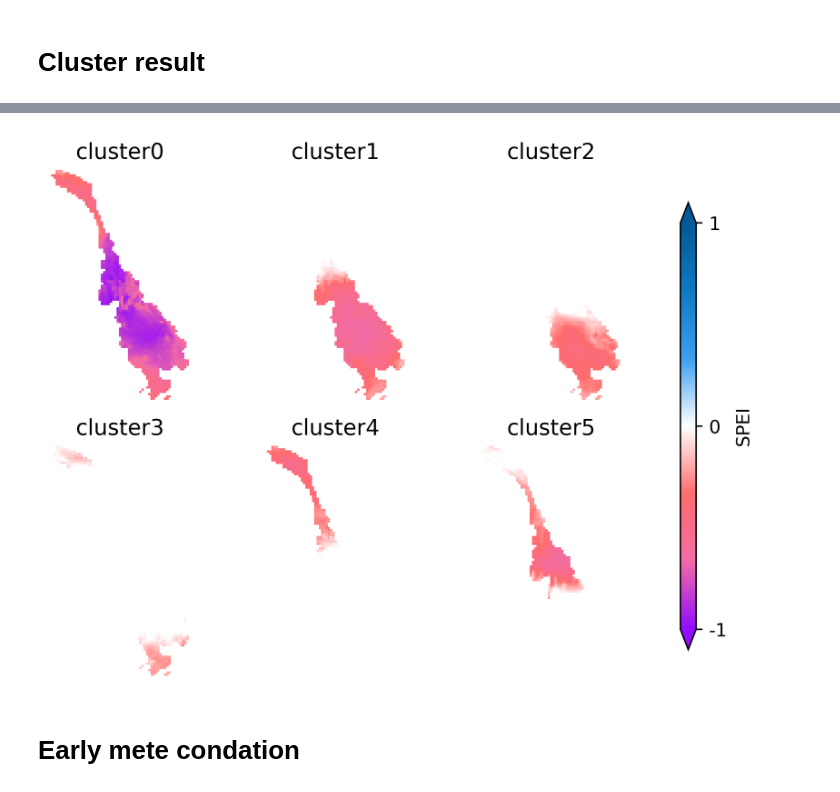
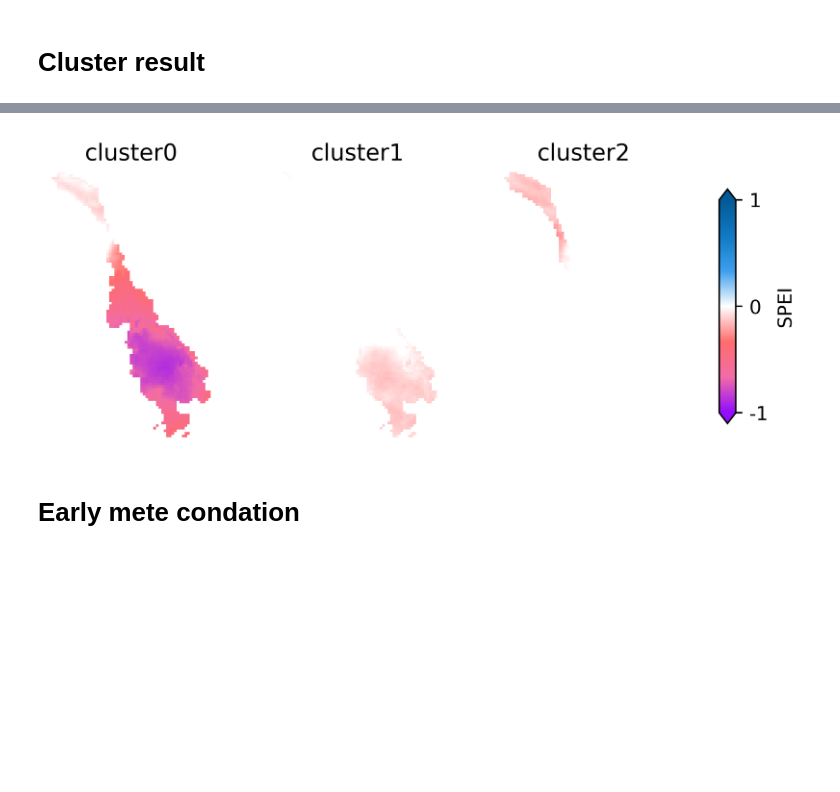
Before and after one commit to Gong001/flash_drought, a Jupyter notebook: SPEI_flash_drought_SOM (1).ipynb, the cells around one changed output, grey strips where cells are left out. Drawn from its saved outputs; the diff is of its cells as text; code cells hidden in the pictures; blank space fills up the shorter version.

```diff
--- a/SPEI_flash_drought_SOM (1).ipynb
+++ b/SPEI_flash_drought_SOM (1).ipynb
@@ -384,5 +384,5 @@ plt.show()
 # %%
-num = 6
+num = 3
 som = mySOM(m=num, n=1, dim=1336)
 som.fit(spei_SOM)
 predictions = som.predict(spei_SOM)
@@ -437,12 +437,11 @@ spei0.shape
 # %%
 import matplotlib.pyplot as plt
 
-fig, ax = plt.subplots(2, 3, figsize=(6, 5), dpi=500)
+fig, ax = plt.subplots(1, 3, figsize=(6, 2.5), dpi=500)
 images = []
 
-namessperc_on = ['cluster0', 'cluster1', 'cluster2', 'cluster3', 'cluster4','cluster5']
-cluster_speifd = [np.nanmean(spei0,axis=0),np.nanmean(spei1,axis=0),np.nanmean(spei2,axis=0),
-                  np.nanmean(spei3,axis=0),np.nanmean(spei4,axis=0),np.nanmean(spei5,axis=0)]
+namessperc_on = ['cluster0', 'cluster1', 'cluster2',]
+cluster_speifd = [np.nanmean(spei0,axis=0),np.nanmean(spei1,axis=0),np.nanmean(spei2,axis=0),]
 
 for i, (qt, subplot, name) in enumerate(zip(cluster_speifd, ax.flat, namessperc_on)):
     im = subplot.imshow(qt, cmap=cmap5.reversed(), interpolation='nearest',vmin=-1,vmax=1)
@@ -450,7 +449,7 @@ for i, (qt, subplot, name) in enumerate(zip(cluster_speifd, ax.flat, namessperc_
     subplot.set_xticks([])
     subplot.set_yticks([])
     subplot.set_frame_on(False)
-    ax[-1, -1].axis('off')
+    ax[-1,].axis('off')
     subplot.set_title(name)
 
 cax = fig.add_axes([0.95, 0.15, 0.02, 0.68])
@@ -459,6 +458,6 @@ cbar.set_ticks([-1,0,1])
 cbar.set_ticklabels(['-1','0','1'])
 cbar.set_label('SPEI')
 
-plt.savefig('cluster_spei.pdf')
+# plt.savefig('cluster_spei.pdf')
 plt.show()
 # %% [output]
@@ -473,31 +469,31 @@ spei5_0 = np.where(np.nanmean(spei5,axis=0)>0, np.nan, np.nanmean(spei5,axis=0))
 # %%
 import matplotlib.pyplot as plt
 
-fig, ax = plt.subplots(2, 3, figsize=(6, 5), dpi=500)
+fig, ax = plt.subplots(1, 3, figsize=(6, 2.5), dpi=500)
 images = []
 
-namessperc_on = ['cluster0', 'cluster1', 'cluster2', 'cluster3', 'cluster4','cluster5']
-cluster_spei_0 = [spei0_0,spei1_0,spei2_0,spei3_0,spei4_0,spei5_0]
+namessperc_on = ['cluster0', 'cluster1', 'cluster2',]
+cluster_spei_0 = [spei0_0,spei1_0,spei2_0]
 
 for i, (qt, subplot, name) in enumerate(zip(cluster_spei_0, ax.flat, namessperc_on)):
     im = subplot.imshow(qt, cmap=cmap5.reversed(), interpolation='nearest',vmin=-1,vmax=1)
     images.append(im)
     subplot.set_xticks([])
     subplot.set_yticks([])
     subplot.set_frame_on(False)
-    ax[-1, -1].axis('off')
+    ax[-1,].axis('off')
     subplot.set_title(name)
 
 cax = fig.add_axes([0.95, 0.15, 0.02, 0.68])
 cbar = plt.colorbar(im, cax=cax, extend='both')
 cbar.set_ticks([-1,0,1])
 cbar.set_ticklabels(['-1','0','1'])
 cbar.set_label('SPEI')
 
 # plt.savefig('cluster_spei.pdf')
 plt.show()
 # %% [output]
-[figure, old version]
+[figure, new version]
 # %% [markdown]
 # Early mete condation
 # %%
```
Also changed, not shown: parts of 17 cells of this notebook.
